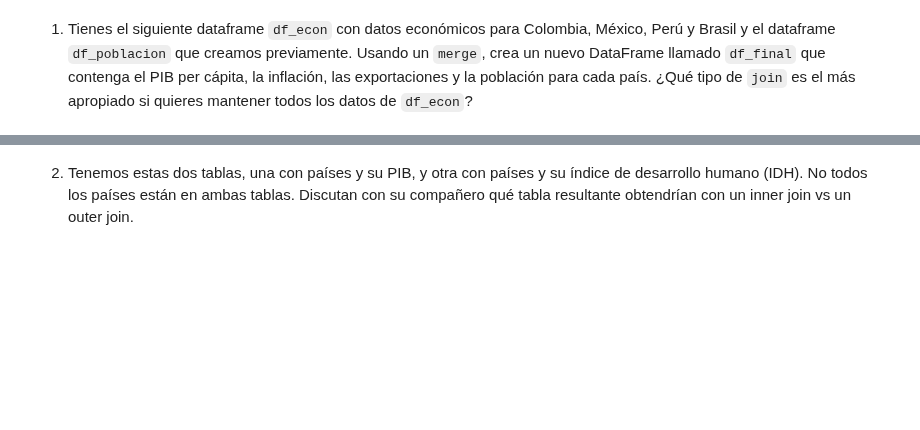
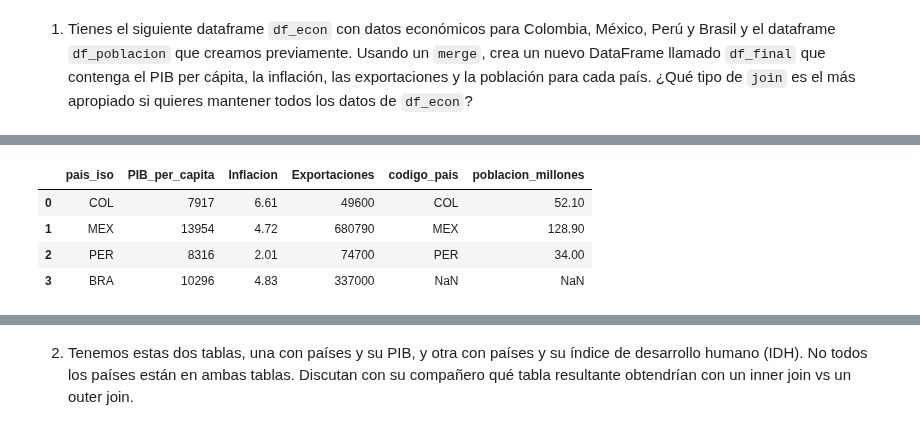
Before and after one commit to ferneyreina19/2025-segundo-semestre-ia-economia, a Jupyter notebook: clases/3_Analisis_y_visualizacion_datos/2_Combinacion_Exportacion_Datos.ipynb, the cells around one changed output, grey strips where cells are left out. Drawn from its saved outputs; the diff is of its cells as text; code cells hidden in the pictures; blank space fills up the shorter version.

```diff
--- a/clases/3_Analisis_y_visualizacion_datos/2_Combinacion_Exportacion_Datos.ipynb
+++ b/clases/3_Analisis_y_visualizacion_datos/2_Combinacion_Exportacion_Datos.ipynb
@@ -286,0 +440,9 @@ df_econ
+# %%
+df_final = pd.merge(df_econ, df_poblacion, left_on='pais_iso', right_on='codigo_pais', how='left')
+df_final
+# %% [output]
+|  | pais_iso | PIB_per_capita | Inflacion | Exportaciones | codigo_pais | poblacion_millones |
+| 0 | COL | 7917 | 6.61 | 49600 | COL | 52.10 |
+| 1 | MEX | 13954 | 4.72 | 680790 | MEX | 128.90 |
+| 2 | PER | 8316 | 2.01 | 74700 | PER | 34.00 |
+| 3 | BRA | 10296 | 4.83 | 337000 | NaN | NaN |
```
Also changed, not shown: parts of 40 cells of this notebook, 1 other file.
